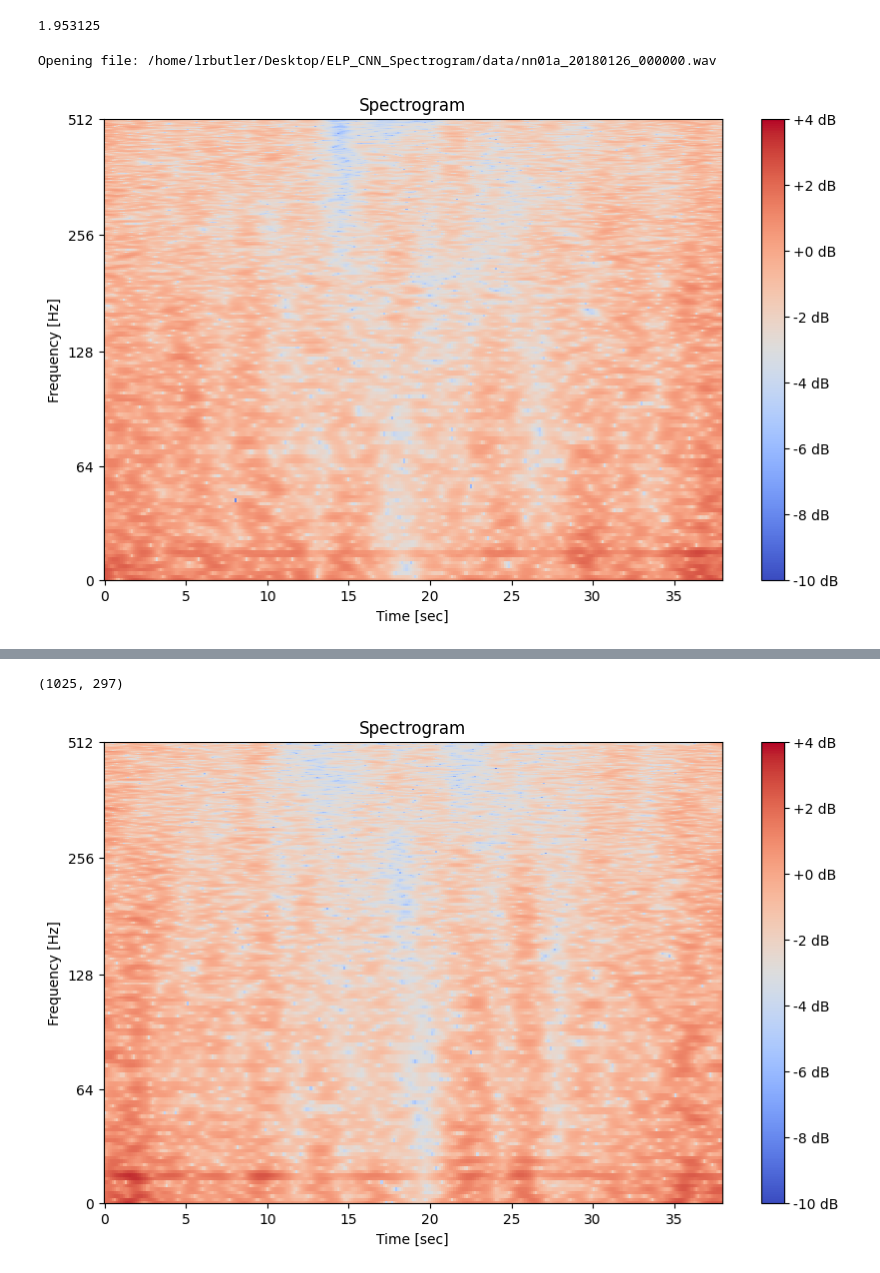
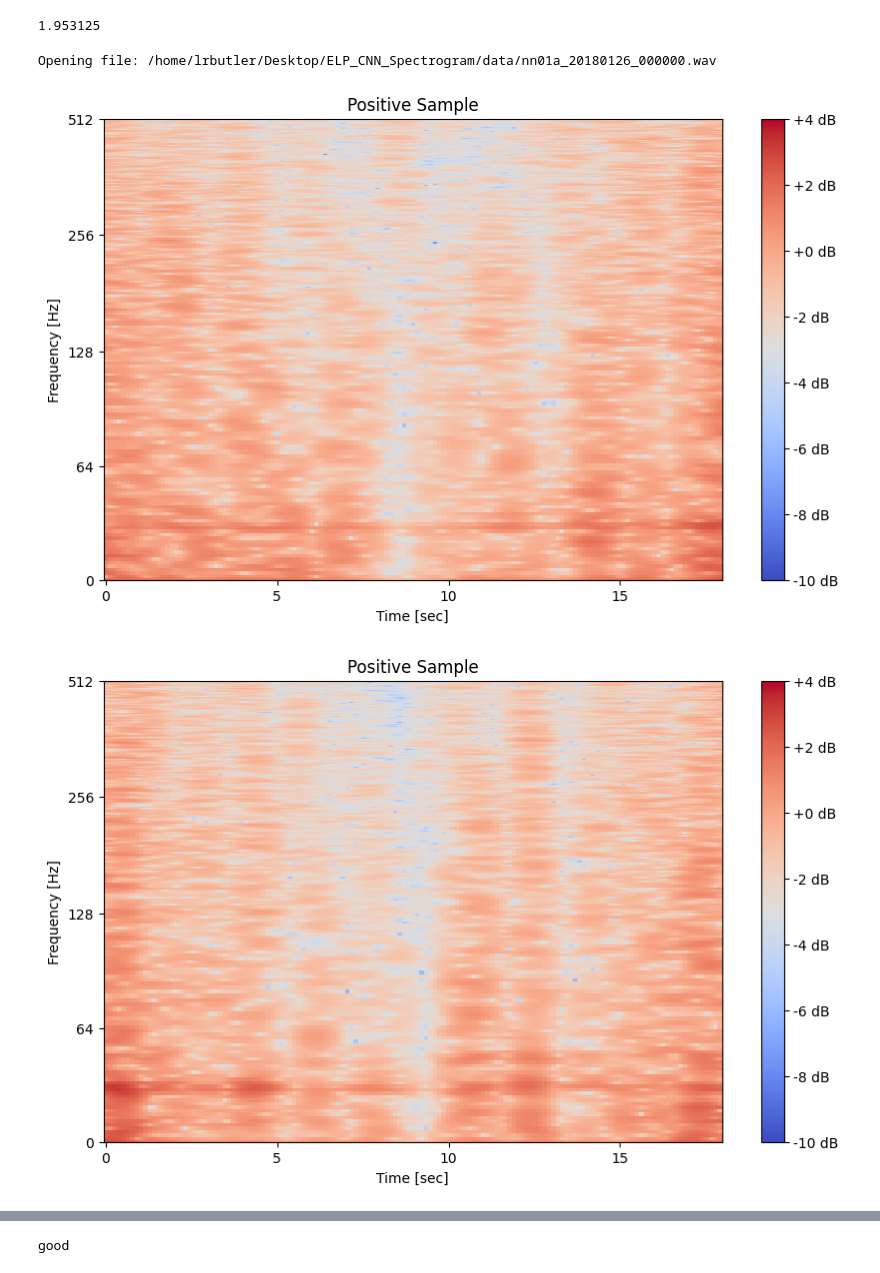
Before and after one commit to riley-1995/ELP-CNNvsRNN, a Jupyter notebook: exploration.ipynb, the cells around one changed output, grey strips where cells are left out. Saved outputs shown, nothing was run; the diff lists cells and outputs as text; code cells hidden in the pictures.

Commit message:
Postive and Negative samples are created

```diff
--- a/exploration.ipynb
+++ b/exploration.ipynb
@@ -102,6 +102,16 @@ def stft_hann_window(audio, frame_length, frame_step):
     )
 
     return tf.math.log(tf.abs(stft) + 1e-10).numpy().T
+
+def draw(stft, sr, title):
+    plt.figure(figsize=(10, 6))
+    librosa.display.specshow(stft, sr=sr, x_axis="time", y_axis='log', vmin=-10, vmax=4)
+    plt.colorbar(format='%+2.0f dB')
+    plt.title(title)
+    plt.xlabel('Time [sec]')
+    plt.ylabel('Frequency [Hz]')
+    plt.ylim(0, 512)  # Set the y-axis limit to show frequencies under 100 Hz
+    plt.show()
 # %%
 sample_length = 5 # seconds
 low_freq = 0 # hz
@@ -110,6 +120,8 @@ target_sr = 4000 # hz
 
 frame_length = 2048
 frame_step = 128    # Smaller is for better time resolution but greater data size
+
+time_mask_smooth = 64
 # %%
 frequency_resolution = target_sr / frame_length
 print(frequency_resolution)
@@ -127,61 +139,58 @@ for file in set(data['Begin File']):
 
         clips = data[data['Begin File'] == file]
 
         # Create positive samples of elephant rumbles
         for offset, start, low, high in zip(clips['File Offset (s)'], clips['Begin Time (s)'], clips['Low Freq (Hz)'], clips['High Freq (Hz)']):
 
             # Create clipping points for positive examples
             starting_pos = int(offset)
             stopping_pos = int(offset) + sample_length
             begin_index, end_index = int(starting_pos * sampling_rate), int(stopping_pos * sampling_rate)
 
             audio_clip = audio[begin_index: end_index]
 
             # Process
-            audio_clip = nr.reduce_noise(y=audio_clip, sr=sampling_rate, time_mask_smooth_ms=128)
-            #audio_clip = down_sample(audio_clip, sampling_rate, target_sr)
+            audio_clip = nr.reduce_noise(y=audio_clip, sr=sampling_rate, time_mask_smooth_ms=time_mask_smooth)
+            audio_clip = down_sample(audio_clip, sampling_rate, target_sr)
             stft = stft_hann_window(audio_clip, frame_length=frame_length, frame_step=frame_step)
 
             # Display the spectrogram with upper and low bounds as specified in the selection table.
-            plt.figure(figsize=(10, 6))
-            librosa.display.specshow(stft, sr=target_sr, x_axis="time", y_axis='log', vmin=-10, vmax=4)
-            plt.colorbar(format='%+2.0f dB')
-            plt.title('Spectrogram')
-            plt.xlabel('Time [sec]')
-            plt.ylabel('Frequency [Hz]')
-            plt.ylim(0, 512)  # Set the y-axis limit to show frequencies under 100 Hz
-            # plt.axhline(y=low, color='blue', linestyle='--', label=f'Low Freq: {low} Hz')
-            # plt.axhline(y=high, color='blue', linestyle='--', label=f'High Freq: {high} Hz')
-            plt.show()
+            draw(stft, target_sr, "Positive Sample")
 
-            print(stft.shape)
 
-        # Create negative samples of elephant rumbles
-        #   1. pick a random point in the audio file
-        #   2. check if the point and projected ending point of the sample is in any of the postive audio intervals
-        #           - this checks if the proposed clip overlaps any positive samples.
-        #   3. If it does not over lap, clip it and process it
-        #           - Else, resample
 
         num_of_samples_needed = len(clips)
         collected_samples = 0
 
+        clip_start_indices = (clips['File Offset (s)'] * sampling_rate).astype(int)
+        clip_end_indices = ((clips['File Offset (s)'] + sample_length) * sampling_rate).astype(int)
+
+        audio_len = len(audio)
+        sample_length_in_samples = sampling_rate * sample_length
+
         while collected_samples < num_of_samples_needed:
 
-            negative_sample_begin_index = random.randint(0, len(audio) - 1)
-            negative_sample_end_index = begin_index + int(sample_length * sampling_rate)
+            negative_sample_begin_index = random.randint(0, audio_len) - 1
+            negative_sample_end_index = negative_sample_begin_index + sample_length_in_samples
 
-            # That that the proposed negative sample does not overlap with any of the positive samples
-            for offset, start, stop in zip(clips['File Offset (s)'], clips['Begin Time (s)'], clips['End Time (s)']):
-                selection_box_width = stop - start
+            overlap = np.any(
+                (clip_start_indices <= negative_sample_begin_index) & (negative_sample_begin_index <= clip_end_indices) |
+                (clip_start_indices <= negative_sample_end_index) & (negative_sample_end_index <= clip_end_indices)
+            )
 
-                positive_sample_begin_index = int(offset) * sampling_rate
-                positive_sample_end_index = int(offset + sample_length) * sampling_rate
+            if not overlap:
+                print("good")
+                collected_samples += 1
+                audio_clip = audio[negative_sample_begin_index: negative_sample_end_index]
 
-                if not ((negative_sample_begin_index <= positive_sample_begin_index) and (positive_sample_begin_index <= positive_sample_end_index)) and \
-                   not ((negative_sample_begin_index <= positive_sample_end_index) and (positive_sample_end_index <= positive_sample_end_index)):
-                    print("good")
-                    collected_samples += 1
+                # Process
+                audio_clip = nr.reduce_noise(y=audio_clip, sr=sampling_rate, time_mask_smooth_ms=time_mask_smooth)
+                audio_clip = down_sample(audio_clip, sampling_rate, target_sr)
+                stft = stft_hann_window(audio_clip, frame_length=frame_length, frame_step=frame_step)
+
+                # Display the spectrogram with upper and low bounds as specified in the selection table.
+                draw(stft, target_sr, "Negative Sample")
 # %% [output]
 Opening file: /home/lrbutler/Desktop/ELP_CNN_Spectrogram/data/nn01a_20180126_000000.wav
-[figure, old version]
+[figure, new version]
+[figure, new version]
@@ -188,2 +204 @@ Opening file: /home/lrbutler/Desktop/ELP_CNN_Spectrogram/data/nn01a_20180126_000
-(1025, 297)
+good
-[figure, old version]
```
Also changed, not shown: parts of 1 cell of this notebook.
